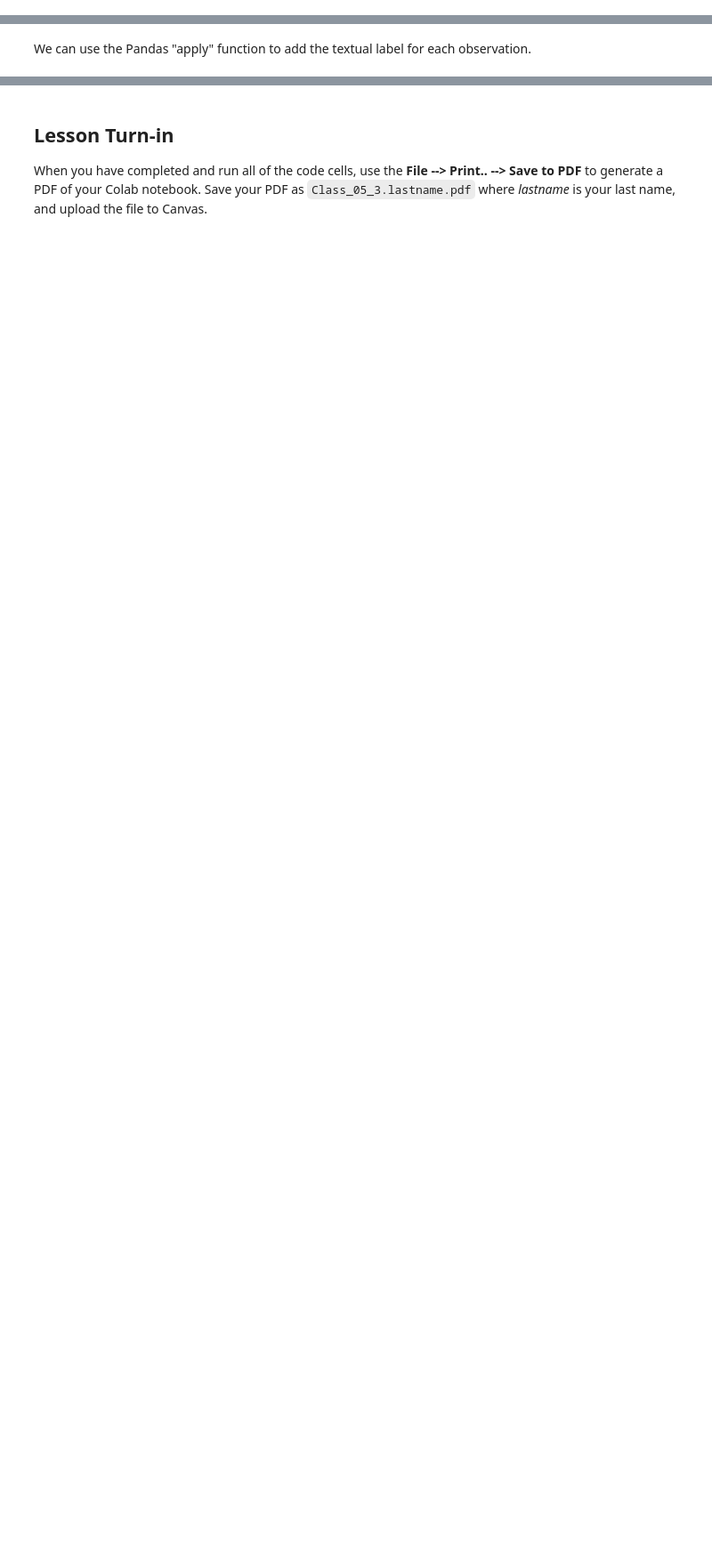
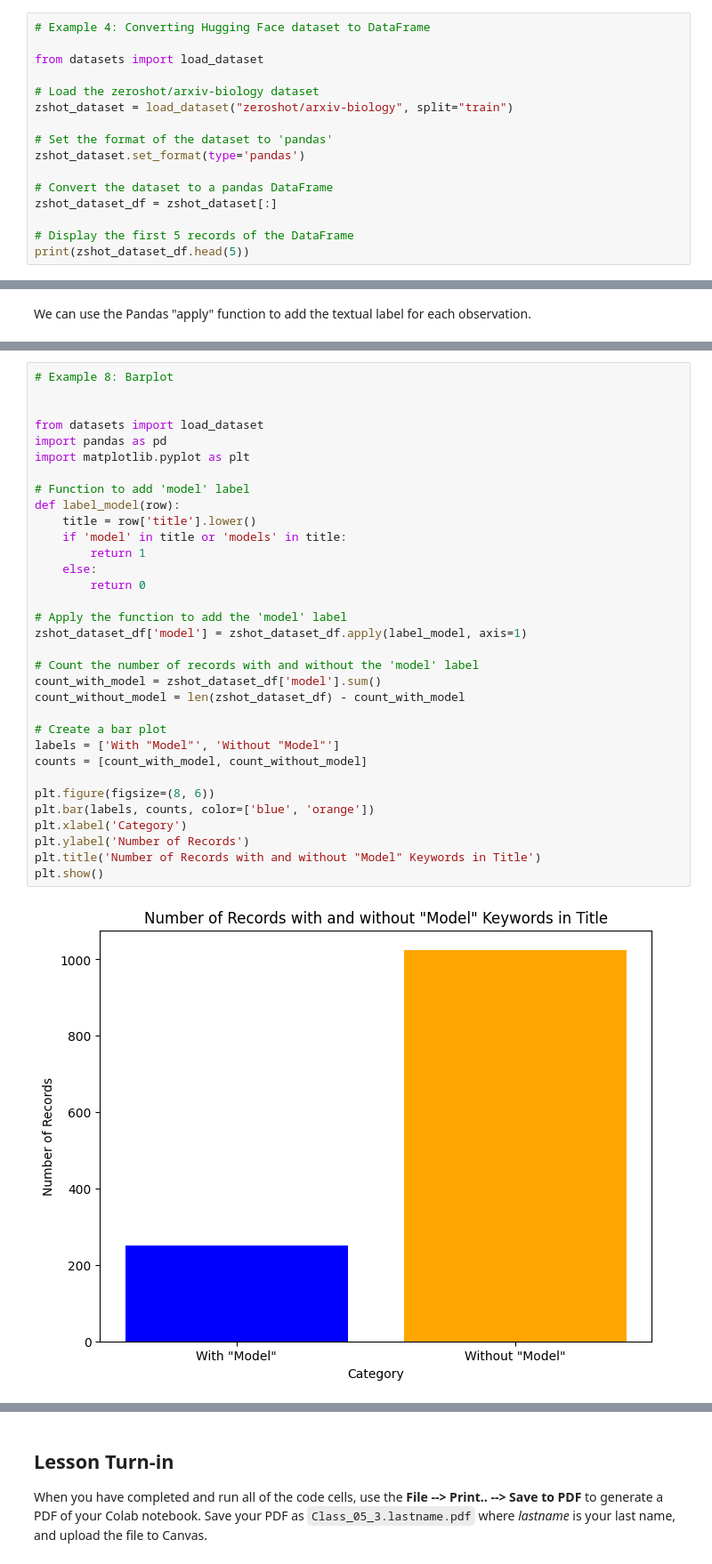
Before and after one commit to DavidSenseman/BIO1173_Fall2025, a Jupyter notebook: F25_Class_05_3.ipynb, the cells around one changed output, grey strips where cells are left out. Shown at 89% size. Cells and saved outputs as stored; diff of their text form; blank space fills up the shorter version.

```diff
--- a/F25_Class_05_3.ipynb
+++ b/F25_Class_05_3.ipynb
@@ -243,0 +418,16 @@ If the code is correct, you should see the following table.
+# %%
+# Example 4: Converting Hugging Face dataset to DataFrame
+
+from datasets import load_dataset
+
+# Load the zeroshot/arxiv-biology dataset
+zshot_dataset = load_dataset("zeroshot/arxiv-biology", split="train")
+
+# Set the format of the dataset to 'pandas'
+zshot_dataset.set_format(type='pandas')
+
+# Convert the dataset to a pandas DataFrame
+zshot_dataset_df = zshot_dataset[:]
+
+# Display the first 5 records of the DataFrame
+print(zshot_dataset_df.head(5))
@@ -292,0 +655,35 @@ for a in encoded.input_ids:
+# %%
+# Example 8: Barplot
+
+
+from datasets import load_dataset
+import pandas as pd
+import matplotlib.pyplot as plt
+
+# Function to add 'model' label
+def label_model(row):
+    title = row['title'].lower()
+    if 'model' in title or 'models' in title:
+        return 1
+    else:
+        return 0
+
+# Apply the function to add the 'model' label
+zshot_dataset_df['model'] = zshot_dataset_df.apply(label_model, axis=1)
+
+# Count the number of records with and without the 'model' label
+count_with_model = zshot_dataset_df['model'].sum()
+count_without_model = len(zshot_dataset_df) - count_with_model
+
+# Create a bar plot
+labels = ['With "Model"', 'Without "Model"']
+counts = [count_with_model, count_without_model]
+
+plt.figure(figsize=(8, 6))
+plt.bar(labels, counts, color=['blue', 'orange'])
+plt.xlabel('Category')
+plt.ylabel('Number of Records')
+plt.title('Number of Records with and without "Model" Keywords in Title')
+plt.show()
+# %% [output]
+[figure, added]
```
Also changed, not shown: parts of 87 cells of this notebook.
